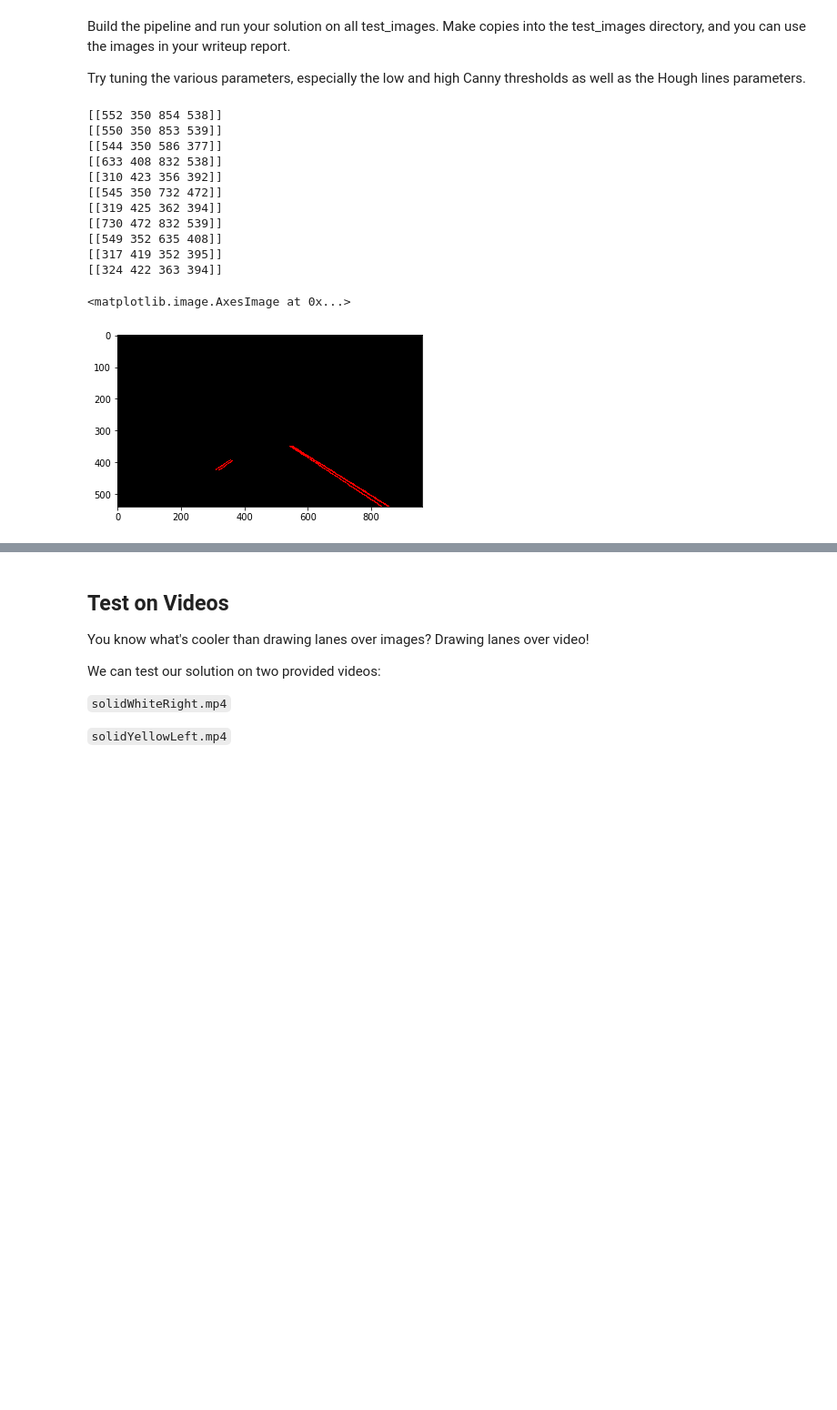
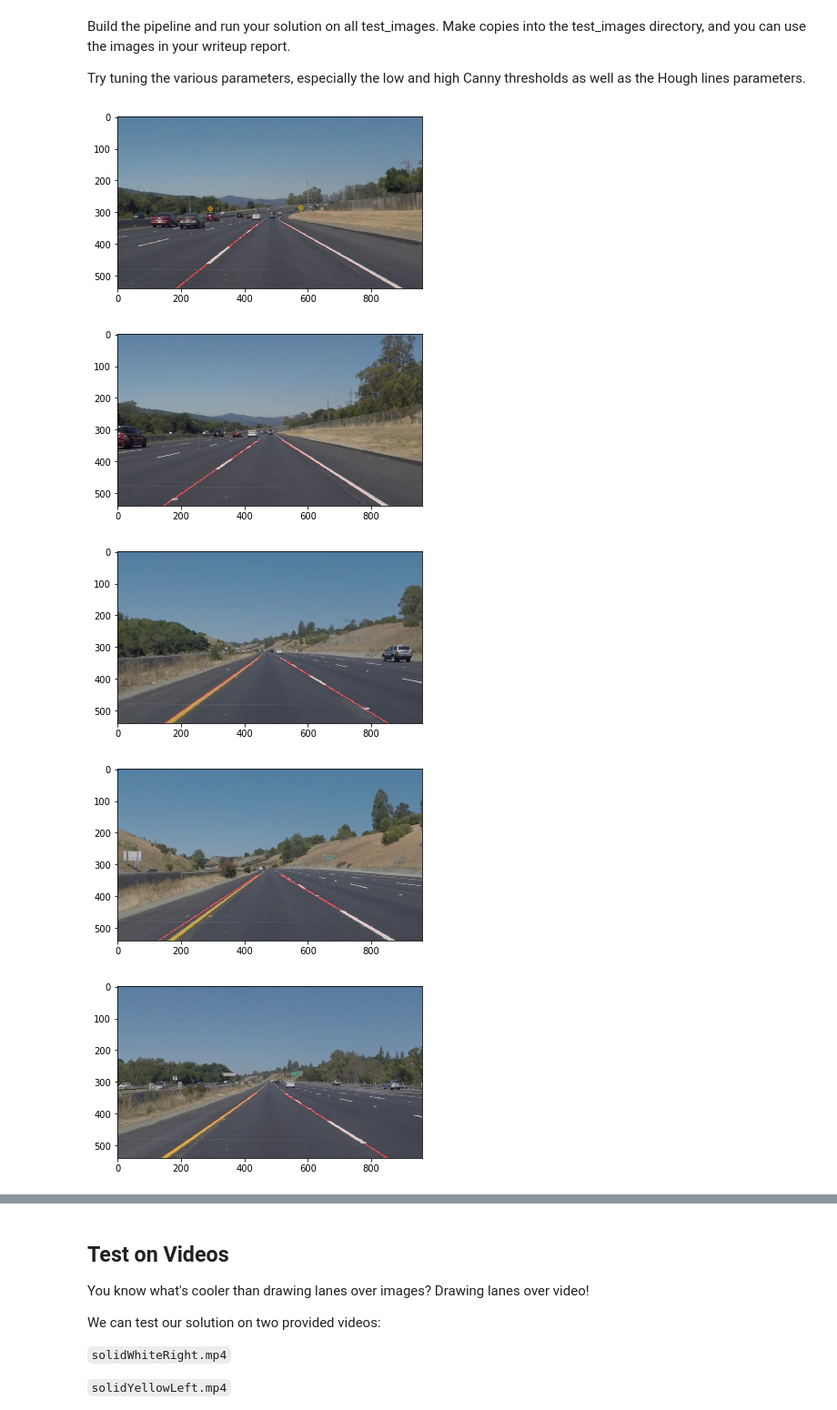
Before and after one commit to kindoblue/CarND-LaneLines-P1, a Jupyter notebook: P1.ipynb, the cells around one changed output, grey strips where cells are left out. Shown at 91% size. Drawn from its saved outputs; the diff is of its cells as text; code cells hidden in the pictures; blank space fills up the shorter version.

Commit message:
Vertices for area of interest not hardcoded, implemented draw_lines

```diff
--- a/P1.ipynb
+++ b/P1.ipynb
@@ -76,0 +79,31 @@ This image is: <class 'numpy.ndarray'> with dimesions: (540, 960, 3)
+# %%
+def get_trapezoid(img):
+
+    """Return a trapezoid based on the image dimensions, to be used
+    as a region_of_interest
+    """
+    height = img.shape[0]
+    width = img.shape[1]
+    half_width = width / 2.
+    horizon = height * 0.62
+
+    # 1/2 of the bottom of isosceles trapezoid in term of % of width
+    bottom_half = half_width * .9
+
+    # 1/2 of the top of isosceles trapezoid in term of % of width
+    top_half = half_width * .2
+
+    # build and return the array of vertices
+    return np.array([[(half_width - bottom_half, height),
+                      (half_width - top_half, horizon),
+                      (half_width + top_half, horizon),
+                      (half_width + bottom_half, height)]],
+                    dtype=np.int32)
+
+
+# test: show the vertexes
+vertices = get_trapezoid(image)[0]
+x = [vertices[0][0], vertices[1][0], vertices[2][0], vertices[3][0], vertices[0][0]]
+y = [vertices[0][1], vertices[1][1], vertices[2][1], vertices[3][1], vertices[0][1]]
+plt.imshow(image)
+plt.plot(x, y, 'b--', lw=4)
@@ -196,41 +293,33 @@ Try tuning the various parameters, especially the low and high Canny thresholds
 # %%
 # pipeline to draw lane lines on the test_images
 
 def pipeline(img):
 
     # image in gray scale
     gray_img = grayscale(img)
 
     # blur the image so canny will work better
     blurred_img = gaussian_blur(gray_img, 5)
 
     # apply the canny processing
     canny_img = canny(blurred_img, 50, 150)
 
     # keep only the relevant region of the image
-    # here vertices are hardcoded for simplicity but something better could be done :-)
-    vertices = np.array([[(40, 540), (400, 350), (600, 350), (860, 540)]], dtype=np.int32)
-    cut_img = region_of_interest(canny_img, vertices)
+    cut_img = region_of_interest(canny_img, get_trapezoid(img))
 
     # hought trasform - params: img, rho, theta, threshold, min_line_len, max_line_gap
     hough_img = hough_lines(cut_img, 1, np.pi/180, 20, 20, 10)
 
     # return the final image
-    return hough_img # weighted_img(hough_img, img)
+    return weighted_img(hough_img, img)
 
-
-plt.imshow(pipeline(image))
+for image_path in os.listdir("test_images/"):
+    image = mpimg.imread('test_images/' + image_path)
+    plt.imshow(pipeline(image))
+    plt.show()
 # %% [output]
-[[552 350 854 538]]
-[[550 350 853 539]]
-[[544 350 586 377]]
-[[633 408 832 538]]
-[[310 423 356 392]]
-[[545 350 732 472]]
-[[319 425 362 394]]
-[[730 472 832 539]]
-[[549 352 635 408]]
-[[317 419 352 395]]
-[[324 422 363 394]]
-<matplotlib.image.AxesImage at 0x...>
-[figure, old version]
+[figure, new version]
+[figure, added]
+[figure, added]
+[figure, added]
+[figure, added]
```
Also changed, not shown: parts of 6 cells of this notebook.
